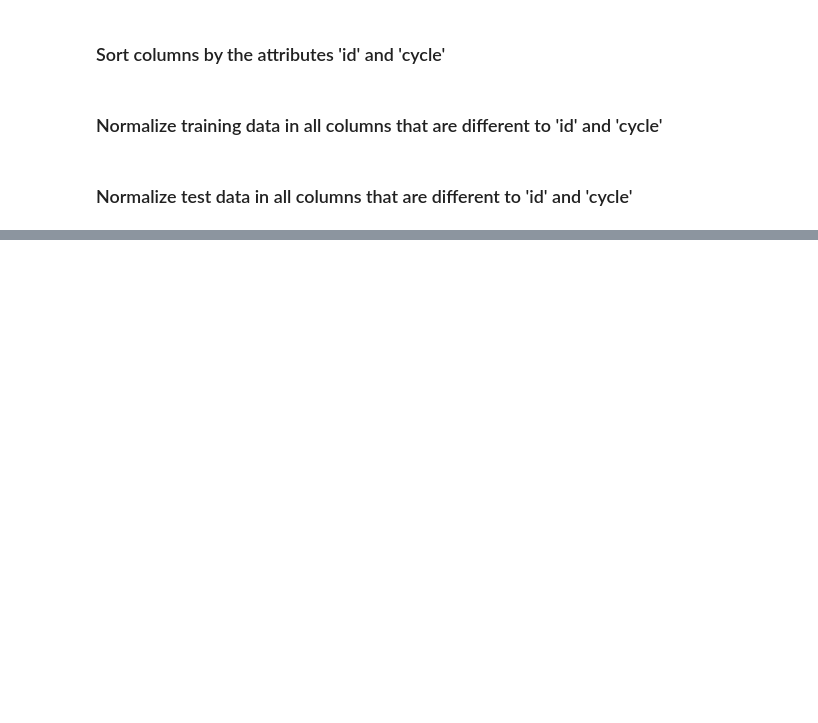
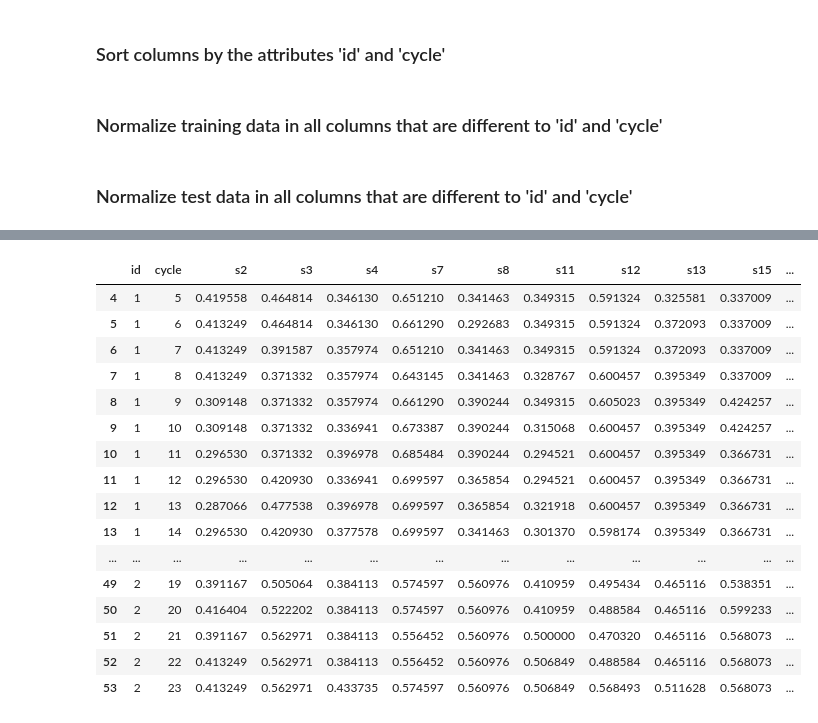
Before and after one commit to NechZ/Predictive-Maintenance, a Jupyter notebook: Engine-Predictive-Maintenance.ipynb, the cells around one changed output, grey strips where cells are left out. Drawn from its saved outputs; the diff is of its cells as text; code cells hidden in the pictures; blank space fills up the shorter version.

```diff
--- a/Engine-Predictive-Maintenance.ipynb
+++ b/Engine-Predictive-Maintenance.ipynb
@@ -11,3 +12,5 @@ import seaborn as sns
+# %%
+pd.set_option('display.max_rows', 50)
 # %% [markdown]
 ## Import Datasets
 # %%
@@ -140,10 +127,29 @@ train_data = train_data.drop(['s9', 's14'], axis=1)
 test_data = test_data.drop(['s9', 's14'], axis=1)
 # %%
 # Set up the data for the model
-X_train = train_data_smooth.drop(['RUL'], axis=1)
-X_test = test_data_smooth.drop(['RUL'], axis=1)
+X_train = train_data.drop(['RUL'], axis=1)
+X_test = test_data.drop(['RUL'], axis=1)
 
-y_train = train_data_smooth['RUL']
-y_test = test_data_smooth['RUL']
+y_train = train_data['RUL']
+y_test = test_data['RUL']
+test_data.head(50)
+# %% [output]
+|  | id | cycle | s2 | s3 | s4 | s7 | s8 | s11 | s12 | s13 | s15 | ... |
+| 4 | 1 | 5 | 0.419558 | 0.464814 | 0.346130 | 0.651210 | 0.341463 | 0.349315 | 0.591324 | 0.325581 | 0.337009 | ... |
+| 5 | 1 | 6 | 0.413249 | 0.464814 | 0.346130 | 0.661290 | 0.292683 | 0.349315 | 0.591324 | 0.372093 | 0.337009 | ... |
+| 6 | 1 | 7 | 0.413249 | 0.391587 | 0.357974 | 0.651210 | 0.341463 | 0.349315 | 0.591324 | 0.372093 | 0.337009 | ... |
+| 7 | 1 | 8 | 0.413249 | 0.371332 | 0.357974 | 0.643145 | 0.341463 | 0.328767 | 0.600457 | 0.395349 | 0.337009 | ... |
+| 8 | 1 | 9 | 0.309148 | 0.371332 | 0.357974 | 0.661290 | 0.390244 | 0.349315 | 0.605023 | 0.395349 | 0.424257 | ... |
+| 9 | 1 | 10 | 0.309148 | 0.371332 | 0.336941 | 0.673387 | 0.390244 | 0.315068 | 0.600457 | 0.395349 | 0.424257 | ... |
+| 10 | 1 | 11 | 0.296530 | 0.371332 | 0.396978 | 0.685484 | 0.390244 | 0.294521 | 0.600457 | 0.395349 | 0.366731 | ... |
+| 11 | 1 | 12 | 0.296530 | 0.420930 | 0.336941 | 0.699597 | 0.365854 | 0.294521 | 0.600457 | 0.395349 | 0.366731 | ... |
+| 12 | 1 | 13 | 0.287066 | 0.477538 | 0.396978 | 0.699597 | 0.365854 | 0.321918 | 0.600457 | 0.395349 | 0.366731 | ... |
+| 13 | 1 | 14 | 0.296530 | 0.420930 | 0.377578 | 0.699597 | 0.341463 | 0.301370 | 0.598174 | 0.395349 | 0.366731 | ... |
+| ... | ... | ... | ... | ... | ... | ... | ... | ... | ... | ... | ... | ... |
+| 49 | 2 | 19 | 0.391167 | 0.505064 | 0.384113 | 0.574597 | 0.560976 | 0.410959 | 0.495434 | 0.465116 | 0.538351 | ... |
+| 50 | 2 | 20 | 0.416404 | 0.522202 | 0.384113 | 0.574597 | 0.560976 | 0.410959 | 0.488584 | 0.465116 | 0.599233 | ... |
+| 51 | 2 | 21 | 0.391167 | 0.562971 | 0.384113 | 0.556452 | 0.560976 | 0.500000 | 0.470320 | 0.465116 | 0.568073 | ... |
+| 52 | 2 | 22 | 0.413249 | 0.562971 | 0.384113 | 0.556452 | 0.560976 | 0.506849 | 0.488584 | 0.465116 | 0.568073 | ... |
+| 53 | 2 | 23 | 0.413249 | 0.562971 | 0.433735 | 0.574597 | 0.560976 | 0.506849 | 0.568493 | 0.511628 | 0.568073 | ... |
 # %%
 # Training the model
```
Also changed, not shown: parts of 7 cells of this notebook.
